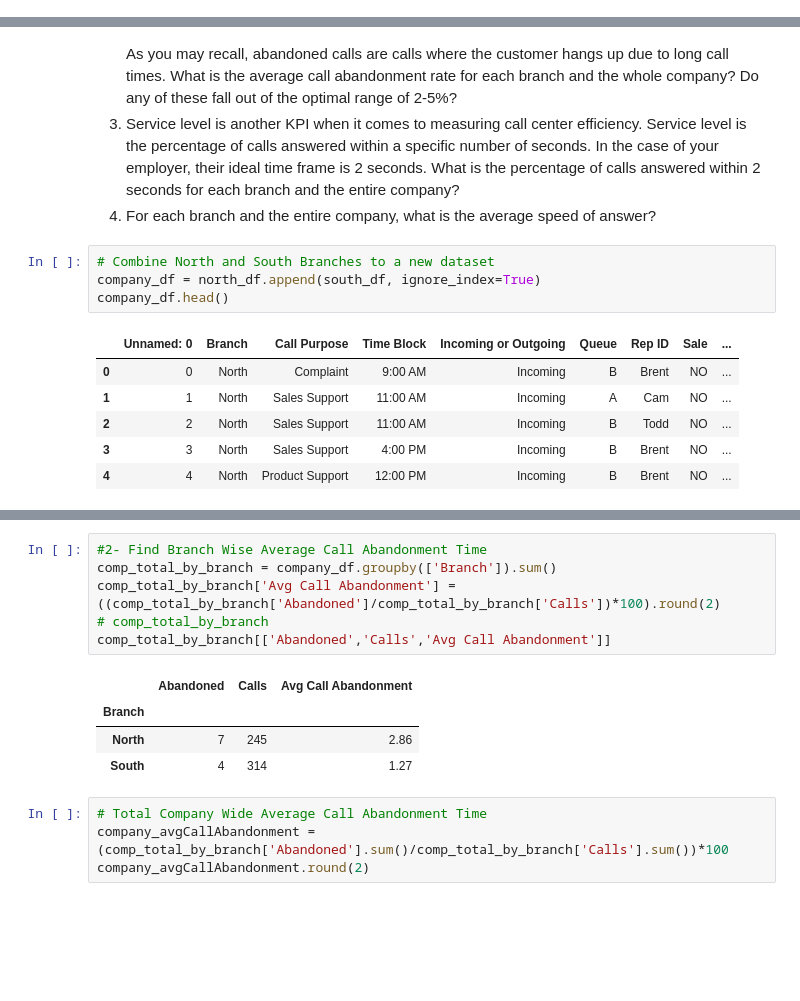
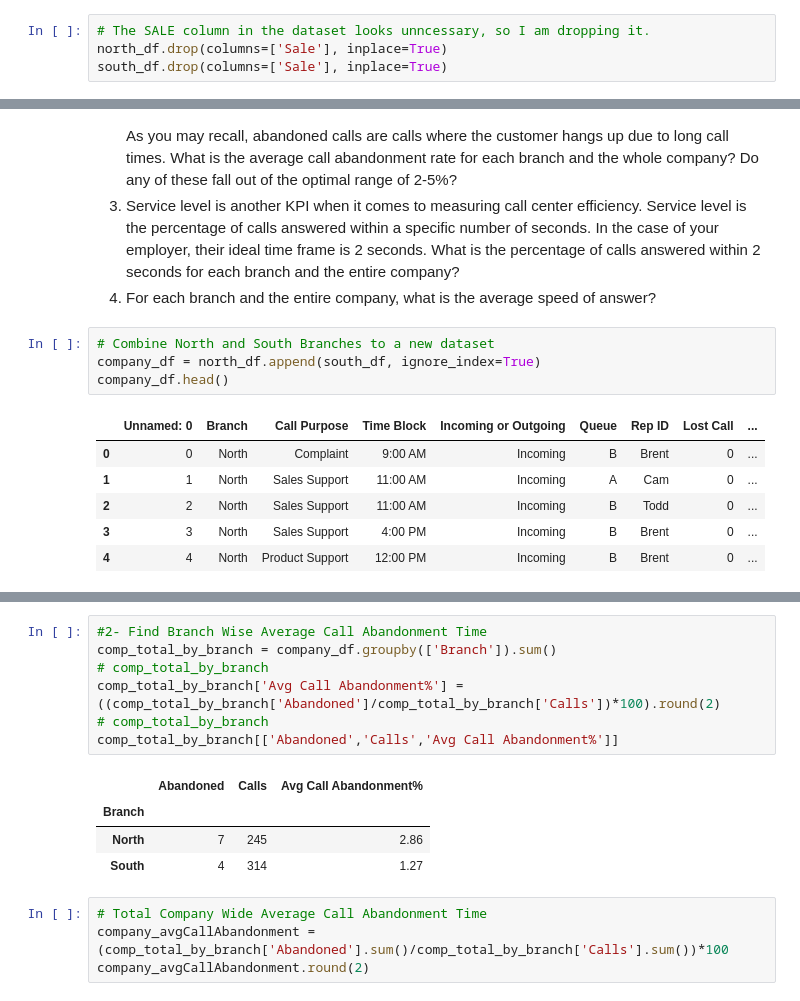
Before and after one commit to vnmjaing/call-center-cleanup-assignment, a Jupyter notebook: Call Center Cleanup.ipynb, the cells around one changed output, grey strips where cells are left out. Drawn from its saved outputs; the diff is of its cells as text; blank space fills up the shorter version.

Commit message:
Call Ctr Assg 2

```diff
--- a/Call Center Cleanup.ipynb
+++ b/Call Center Cleanup.ipynb
@@ -243,3 +277,7 @@ south_df_duplicates = south_df[south_df.duplicated()]
 south_df_duplicates
 # %% [output]
 |  | Unnamed: 0 | Branch | Call Purpose | Time Block | Incoming or Outgoing | Queue | Rep ID | Sale | ... |
+# %%
+# The SALE column in the dataset looks unncessary, so I am dropping it.
+north_df.drop(columns=['Sale'], inplace=True)
+south_df.drop(columns=['Sale'], inplace=True)
@@ -311,12 +320,12 @@ Before you begin answering any questions, combine the two datasets together to c
 company_df = north_df.append(south_df, ignore_index=True)
 company_df.head()
 # %% [output]
-|  | Unnamed: 0 | Branch | Call Purpose | Time Block | Incoming or Outgoing | Queue | Rep ID | Sale | ... |
-| 0 | 0 | North | Complaint | 9:00 AM | Incoming | B | Brent | NO | ... |
-| 1 | 1 | North | Sales Support | 11:00 AM | Incoming | A | Cam | NO | ... |
-| 2 | 2 | North | Sales Support | 11:00 AM | Incoming | B | Todd | NO | ... |
-| 3 | 3 | North | Sales Support | 4:00 PM | Incoming | B | Brent | NO | ... |
-| 4 | 4 | North | Product Support | 12:00 PM | Incoming | B | Brent | NO | ... |
+|  | Unnamed: 0 | Branch | Call Purpose | Time Block | Incoming or Outgoing | Queue | Rep ID | Lost Call | ... |
+| 0 | 0 | North | Complaint | 9:00 AM | Incoming | B | Brent | 0 | ... |
+| 1 | 1 | North | Sales Support | 11:00 AM | Incoming | A | Cam | 0 | ... |
+| 2 | 2 | North | Sales Support | 11:00 AM | Incoming | B | Todd | 0 | ... |
+| 3 | 3 | North | Sales Support | 4:00 PM | Incoming | B | Brent | 0 | ... |
+| 4 | 4 | North | Product Support | 12:00 PM | Incoming | B | Brent | 0 | ... |
 # %%
 # 1- Group by Rep ID,sum the resulting structure.
 # Sort by calls to determine which rep in each branch has the highest number of calls.
@@ -346,11 +355,12 @@ reps_group.sort_values(['Branch','Calls'],ascending=[1,0])
 # %%
 #2- Find Branch Wise Average Call Abandonment Time
 comp_total_by_branch = company_df.groupby(['Branch']).sum()
-comp_total_by_branch['Avg Call Abandonment'] = ((comp_total_by_branch['Abandoned']/comp_total_by_branch['Calls'])*100).round(2)
 # comp_total_by_branch
-comp_total_by_branch[['Abandoned','Calls','Avg Call Abandonment']]
+comp_total_by_branch['Avg Call Abandonment%'] = ((comp_total_by_branch['Abandoned']/comp_total_by_branch['Calls'])*100).round(2)
+# comp_total_by_branch
+comp_total_by_branch[['Abandoned','Calls','Avg Call Abandonment%']]
 # %% [output]
-|  | Abandoned | Calls | Avg Call Abandonment |
+|  | Abandoned | Calls | Avg Call Abandonment% |
 | Branch |  |  |  |
 | North | 7 | 245 | 2.86 |
 | South | 4 | 314 | 1.27 |
```
Also changed, not shown: parts of 10 cells of this notebook.
